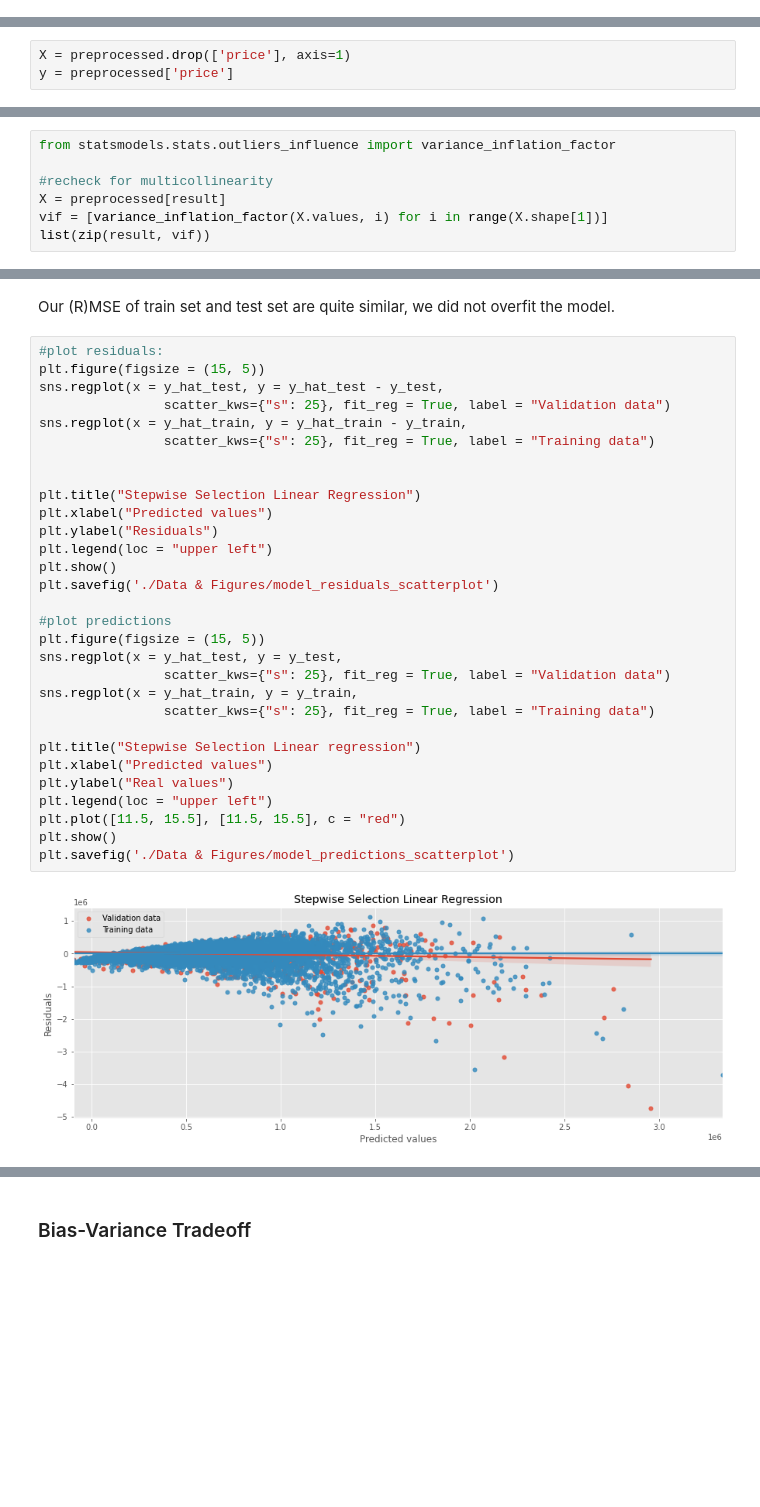
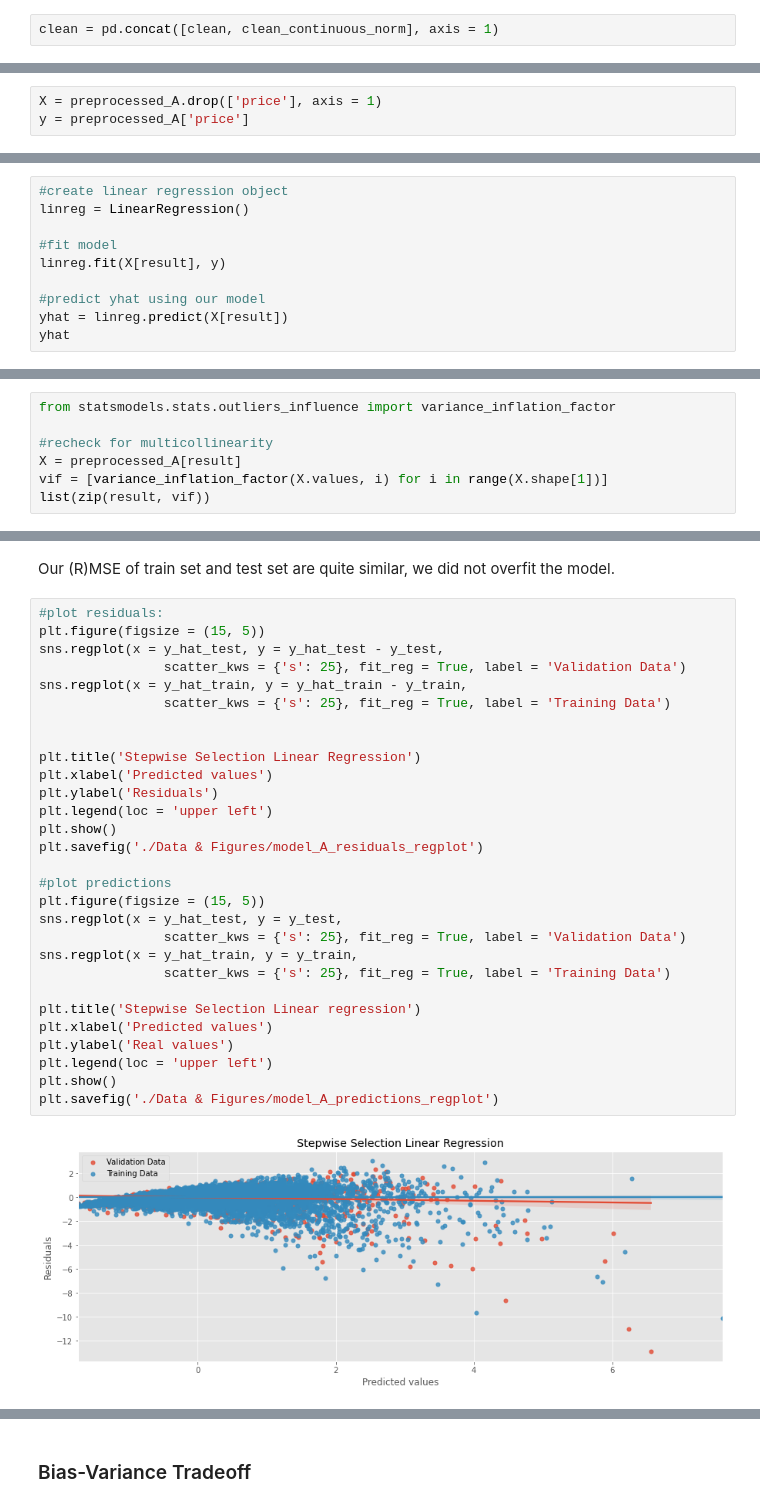
Before and after one commit to baotramduong/Portfolio_Project_Multivariate_Linear_Regression_King_County_Housing, a Jupyter notebook: Part II.A - Machine Learning.ipynb, the cells around one changed output, grey strips where cells are left out. Drawn from its saved outputs; the diff is of its cells as text; blank space fills up the shorter version.

```diff
--- a/Part II.A - Machine Learning.ipynb
+++ b/Part II.A - Machine Learning.ipynb
@@ -42,0 +64,2 @@ Index(['price', 'price_log', 'sqft_above', 'sqft_above_log', 'sqft_lot',
+# %%
+clean = pd.concat([clean, clean_continuous_norm], axis = 1)
@@ -62,6 +97,6 @@ preprocessed.shape
 # %%
-X = preprocessed.drop(['price'], axis=1)
-y = preprocessed['price']
+X = preprocessed_A.drop(['price'], axis = 1)
+y = preprocessed_A['price']
 # %% [markdown]
 ## Perform Stepwise Selection
 # %%
@@ -200,3 +231,13 @@ strong multicollinearity or other numerical problems.
 * p-value of 0 which rejects the null hypothesis for normality.
 * Additionally, the kurtosis is ~4, where a kurtosis higher than 3 indicates heavier tails than a normal distribution.
 * The skewness value of 0.17 shows that underlying data is symmetrical.
+# %%
+#create linear regression object
+linreg = LinearRegression()
+
+#fit model
+linreg.fit(X[result], y)
+
+#predict yhat using our model
+yhat = linreg.predict(X[result])
+yhat
@@ -206,7 +289,7 @@ strong multicollinearity or other numerical problems.
 from statsmodels.stats.outliers_influence import variance_inflation_factor
 
 #recheck for multicollinearity
-X = preprocessed[result]
+X = preprocessed_A[result]
 vif = [variance_inflation_factor(X.values, i) for i in range(X.shape[1])]
 list(zip(result, vif))
 # %% [output]
@@ -369,33 +451,32 @@ Our (R)MSE of train set and test set are quite similar, we  did not overfit the
 # %%
 #plot residuals:
 plt.figure(figsize = (15, 5))
 sns.regplot(x = y_hat_test, y = y_hat_test - y_test,
-                scatter_kws={"s": 25}, fit_reg = True, label = "Validation data")
+                scatter_kws = {'s': 25}, fit_reg = True, label = 'Validation Data')
 sns.regplot(x = y_hat_train, y = y_hat_train - y_train,
-                scatter_kws={"s": 25}, fit_reg = True, label = "Training data")
+                scatter_kws = {'s': 25}, fit_reg = True, label = 'Training Data')
 
 
-plt.title("Stepwise Selection Linear Regression")
-plt.xlabel("Predicted values")
-plt.ylabel("Residuals")
-plt.legend(loc = "upper left")
+plt.title('Stepwise Selection Linear Regression')
+plt.xlabel('Predicted values')
+plt.ylabel('Residuals')
+plt.legend(loc = 'upper left')
 plt.show()
-plt.savefig('./Data & Figures/model_residuals_scatterplot')
+plt.savefig('./Data & Figures/model_A_residuals_regplot')
 
 #plot predictions
 plt.figure(figsize = (15, 5))
 sns.regplot(x = y_hat_test, y = y_test,
-                scatter_kws={"s": 25}, fit_reg = True, label = "Validation data")
+                scatter_kws = {'s': 25}, fit_reg = True, label = 'Validation Data')
 sns.regplot(x = y_hat_train, y = y_train,
-                scatter_kws={"s": 25}, fit_reg = True, label = "Training data")
+                scatter_kws = {'s': 25}, fit_reg = True, label = 'Training Data')
 
-plt.title("Stepwise Selection Linear regression")
-plt.xlabel("Predicted values")
-plt.ylabel("Real values")
-plt.legend(loc = "upper left")
-plt.plot([11.5, 15.5], [11.5, 15.5], c = "red")
+plt.title('Stepwise Selection Linear regression')
+plt.xlabel('Predicted values')
+plt.ylabel('Real values')
+plt.legend(loc = 'upper left')
 plt.show()
-plt.savefig('./Data & Figures/model_predictions_scatterplot')
+plt.savefig('./Data & Figures/model_A_predictions_regplot')
 # %% [output]
-[figure, old version]
+[figure, new version]
 <Figure size 432x288 with 0 Axes>
```
Also changed, not shown: parts of 47 cells of this notebook.
